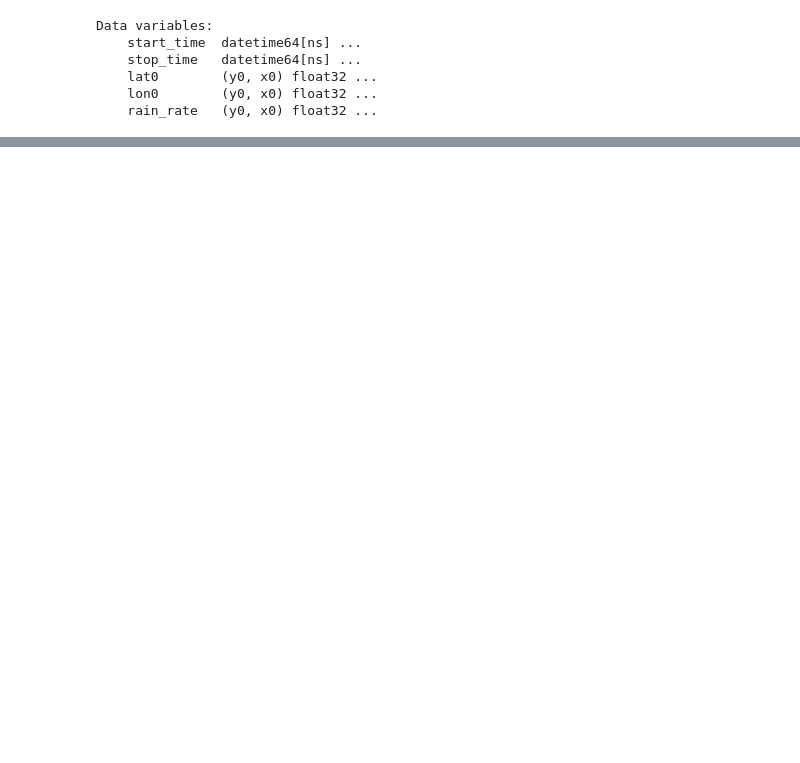
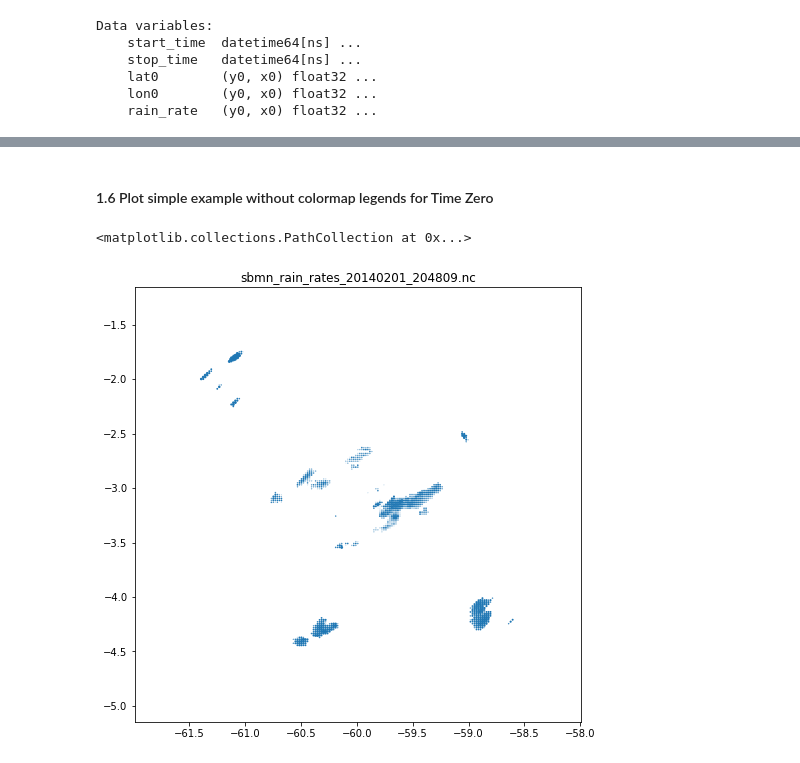
Before and after one commit to helvecioneto/CAP-394, a Jupyter notebook: 01-EDA.ipynb, the cells around one changed output, grey strips where cells are left out. Cells and saved outputs as stored; diff of their text form; code cells hidden in the pictures; blank space fills up the shorter version.

```diff
--- a/01-EDA.ipynb
+++ b/01-EDA.ipynb
@@ -67,0 +120,47 @@ def cap2mmh(data):
+# %%
+## Set data dir
+datadir = 'data/radar/'
+ddate = 20140201
+interval = 50
+
+# Original grid dimensions
+nx = 241
+ny = 241
+
+# pixel size (in meters)
+dx = 1000.
+dy = 1000.
+
+downsizeby = 1
+
+# Compute grid dimensions and grid coordinates after resampling
+dx2, dy2 = dx*downsizeby, dy*downsizeby
+nx2, ny2 = int(nx/downsizeby), int(ny/downsizeby)
+
+X2, Y2 = np.meshgrid( np.arange(0,nx2*dx2, dx2), np.arange(0,ny2*dy2, dy2) )
+
+# Define container
+frames = np.zeros( (interval, nx2, ny2 ) )
+
+
+### Reading files to numpy array (time,x,y)
+for i in range(interval):
+    d = str(datadir)+str(ddate)+'/'
+    file = (sorted(os.listdir(datadir+str(ddate)))[i])
+    xds = xr.open_dataset(d+file)
+    rr = xds.rain_rate
+    frames[i] =  rr
+# %% [markdown]
+#### 1.6 Plot simple example without colormap legends for Time Zero
+# %%
+## Plot simple figure from dataset
+
+figtime = 0
+
+plt.figure(figsize=(8,8))
+plt.title(os.listdir(datadir+str(ddate))[figtime])
+plt.scatter(lon,lat,frames[figtime])
+#plt.pcolormesh(lon,lat,frames[figtime])
+# %% [output]
+<matplotlib.collections.PathCollection at 0x...>
+[figure, added]
```
Also changed, not shown: parts of 42 cells of this notebook, 4 other files.
